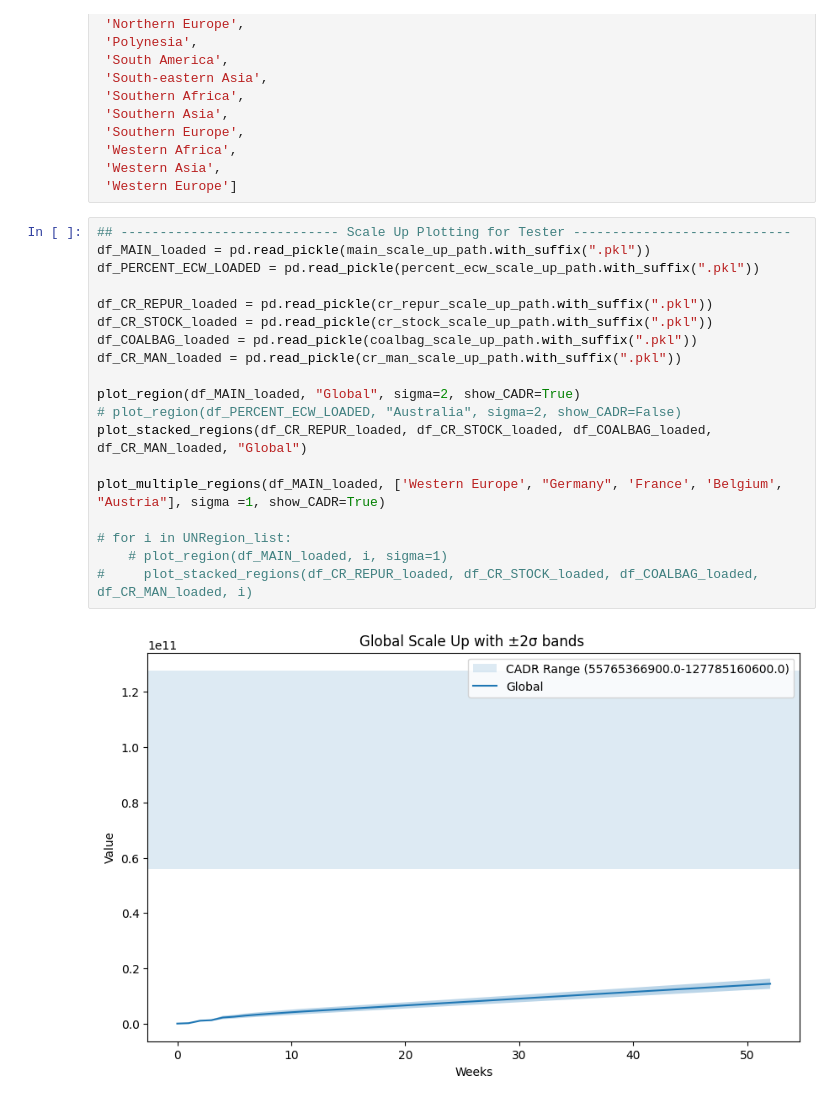
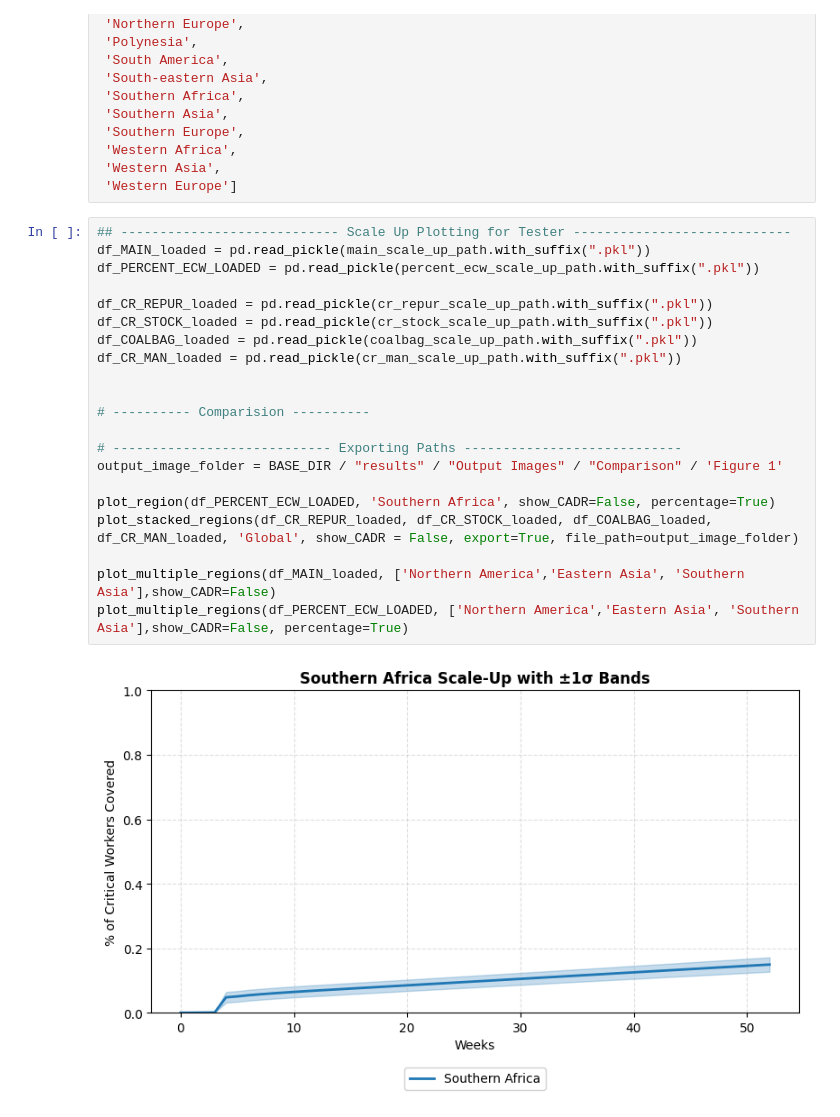
Before and after one commit to SPROOK/InRoomAirFilterScaleUp, a Jupyter notebook: scripts/Scale_Up_Visualiser.ipynb, the cells around one changed output. Cells and saved outputs as stored; diff of their text form.

```diff
--- a/scripts/Scale_Up_Visualiser.ipynb
+++ b/scripts/Scale_Up_Visualiser.ipynb
@@ -136,21 +180,23 @@ UNRegion_list = ['Australia and New Zealand',
 # %%
 ## ---------------------------- Scale Up Plotting for Tester ----------------------------
 df_MAIN_loaded = pd.read_pickle(main_scale_up_path.with_suffix(".pkl"))
 df_PERCENT_ECW_LOADED = pd.read_pickle(percent_ecw_scale_up_path.with_suffix(".pkl"))
 
 df_CR_REPUR_loaded = pd.read_pickle(cr_repur_scale_up_path.with_suffix(".pkl"))
 df_CR_STOCK_loaded = pd.read_pickle(cr_stock_scale_up_path.with_suffix(".pkl"))
 df_COALBAG_loaded = pd.read_pickle(coalbag_scale_up_path.with_suffix(".pkl"))
 df_CR_MAN_loaded = pd.read_pickle(cr_man_scale_up_path.with_suffix(".pkl"))
 
-plot_region(df_MAIN_loaded, "Global", sigma=2, show_CADR=True)
-# plot_region(df_PERCENT_ECW_LOADED, "Australia", sigma=2, show_CADR=False)
-plot_stacked_regions(df_CR_REPUR_loaded, df_CR_STOCK_loaded, df_COALBAG_loaded, df_CR_MAN_loaded, "Global")
 
-plot_multiple_regions(df_MAIN_loaded, ['Western Europe', "Germany", 'France', 'Belgium', "Austria"], sigma =1, show_CADR=True)
+# ---------- Comparision ----------
 
-# for i in UNRegion_list:
-    # plot_region(df_MAIN_loaded, i, sigma=1)
-#     plot_stacked_regions(df_CR_REPUR_loaded, df_CR_STOCK_loaded, df_COALBAG_loaded, df_CR_MAN_loaded, i)
+# ---------------------------- Exporting Paths ----------------------------
+output_image_folder = BASE_DIR / "results" / "Output Images" / "Comparison" / 'Figure 1'
+
+plot_region(df_PERCENT_ECW_LOADED, 'Southern Africa', show_CADR=False, percentage=True)
+plot_stacked_regions(df_CR_REPUR_loaded, df_CR_STOCK_loaded, df_COALBAG_loaded, df_CR_MAN_loaded, 'Global', show_CADR = False, export=True, file_path=output_image_folder)
+
+plot_multiple_regions(df_MAIN_loaded, ['Northern America','Eastern Asia', 'Southern Asia'],show_CADR=False)
+plot_multiple_regions(df_PERCENT_ECW_LOADED, ['Northern America','Eastern Asia', 'Southern Asia'],show_CADR=False, percentage=True)
 # %% [output]
-[figure, old version]
+[figure, new version]
```
Also changed, not shown: parts of 7 cells of this notebook, 11 other files.
